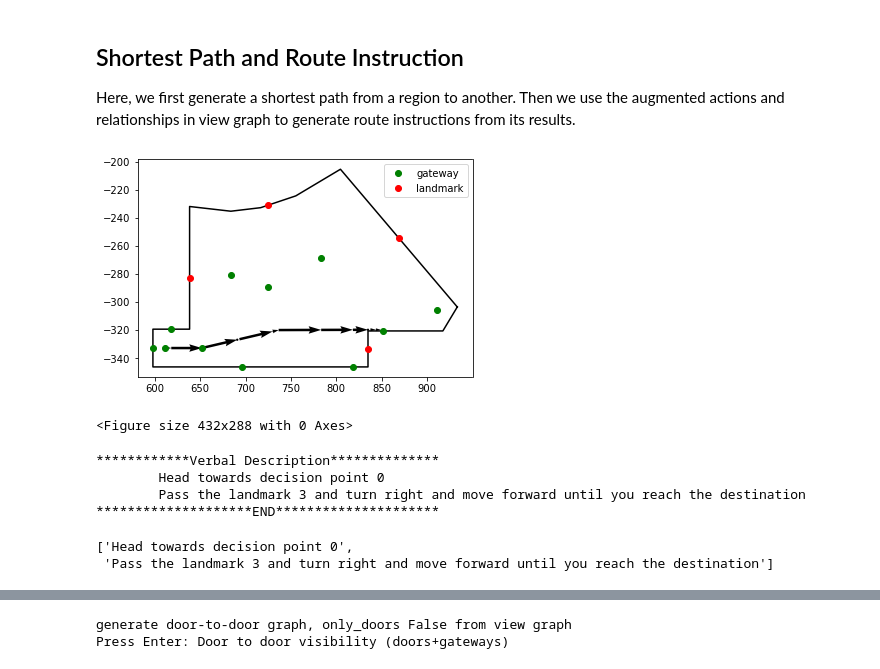
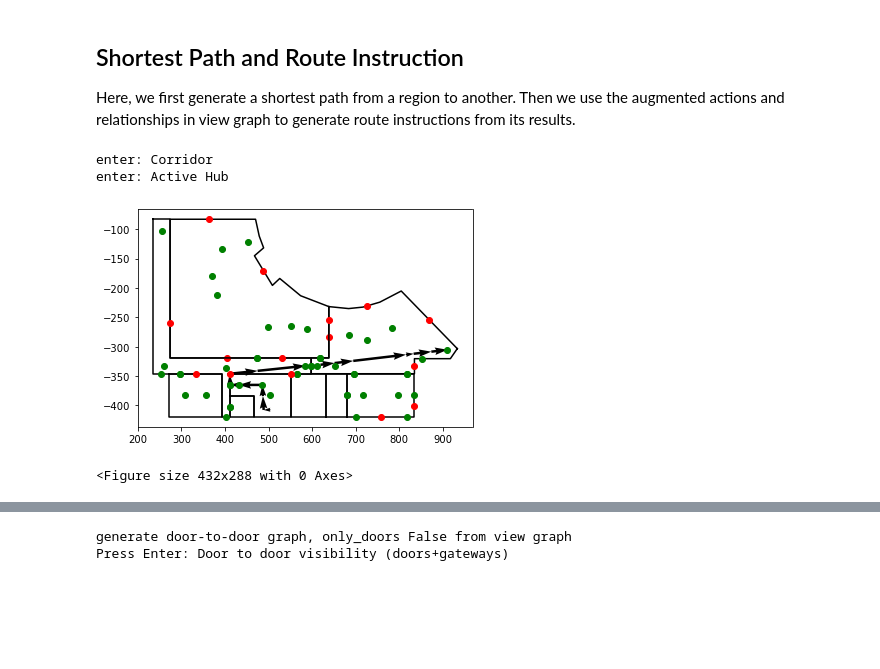
Before and after one commit to hamzeiehsan/indoor_view_graph, a Jupyter notebook: ViewGraph-Paper.ipynb, the cells around one changed output, grey strips where cells are left out. Drawn from its saved outputs; the diff is of its cells as text; code cells hidden in the pictures; blank space fills up the shorter version.

```diff
--- a/ViewGraph-Paper.ipynb
+++ b/ViewGraph-Paper.ipynb
@@ -223,37 +246,33 @@ region initial : 43
 Here, we first generate a shortest path from a region to another. Then we use the augmented actions and relationships in view graph to generate route instructions from its results.
 # %%
 # todo: set parameters to Parameters class
-inital_container_name = 'Active Hub'
+start_container = 'Women Toilet'
+start_region = 3
+end_container = 'Active Hub'
+end_region = 32
 
 # todo: after setting this parameter in Parameters you can remove this if statement!
-if not Parameters.basic and not Parameters.hypo:
-    cidx = ie.containers_names.index(inital_container_name)
-    vg = vgs[cidx]
-    isovist_object = isovist_objects[cidx]
+# if not Parameters.basic and not Parameters.hypo:
+#     cidx = ie.containers_names.index(inital_container_name)
+#     vg = vgs[cidx]
+#     isovist_object = isovist_objects[cidx]
 
-    # todo: set parameters to Parameters class
-    start_region_shortest_path = 0
-    end_region_shortest_path = len(vg.regions_list) - 1
+#     # todo: set parameters to Parameters class
+#     start_region_shortest_path = 0
+#     end_region_shortest_path = len(vg.regions_list) - 1
 # %%
 # calculate shortest path and generate verbal description
-vp, pv = vg.shortest_path_regions(start_region_shortest_path, end_region_shortest_path)
+vp, pv = ie.shortest_path(start_container, start_region, end_container, end_region)
 
 # plot shortest path
 plotter = Plotter()
-plotter.add_isovist(isovist_object)
+for isovist_object in ie.isovist_objects:
+    plotter.add_isovist(isovist_object)
 plotter.add_views(pv)
-plotter.show()
+plotter.show(False)
 plotter.close()
 # %% [output]
+enter: Corridor
+enter: Active Hub
-[figure, old version]
+[figure, new version]
-<Figure size 432x288 with 0 Axes>
+<Figure size 432x288 with 0 Axes>
-# %%
-# generate route instructions
-vg.generate_route_description(vp)
-# %% [output]
-************Verbal Description**************
-        Head towards decision point 0
-        Pass the landmark 3 and turn right and move forward until you reach the destination
-********************END*********************
-['Head towards decision point 0',
- 'Pass the landmark 3 and turn right and move forward until you reach the destination']
```
Also changed, not shown: parts of 4 cells of this notebook, 2 other files.
